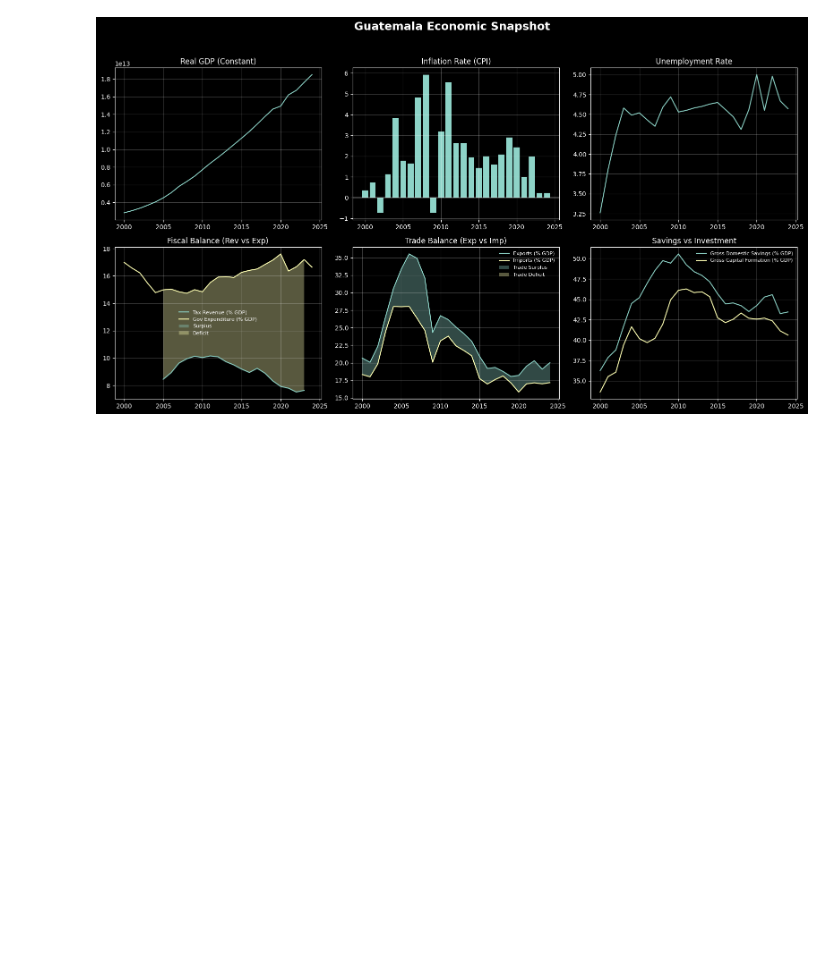
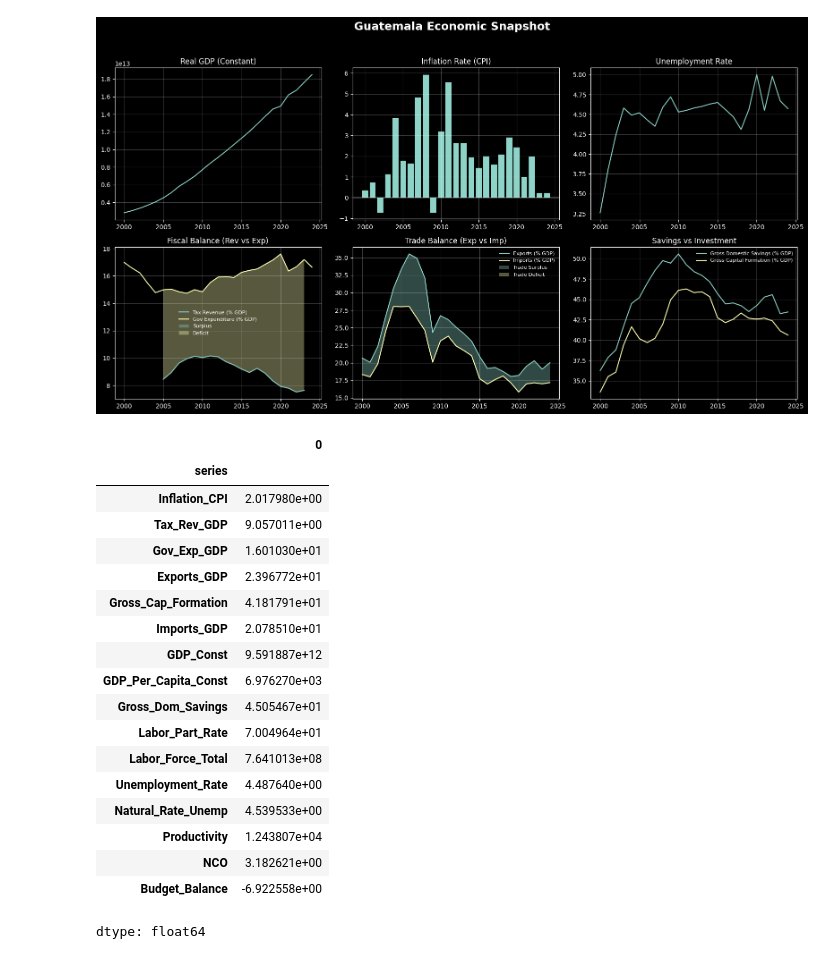
Before and after one commit to chrisldz/ECON3916-33674-Statistical-Machine-Learning, a Jupyter notebook: Class 3/Lab_3_Visualizing_Development_with_WBGAPI.ipynb, the cells around one changed output. Cells and saved outputs as stored; diff of their text form; code cells hidden in the pictures; blank space fills up the shorter version.

```diff
--- a/Class 3/Lab_3_Visualizing_Development_with_WBGAPI.ipynb
+++ b/Class 3/Lab_3_Visualizing_Development_with_WBGAPI.ipynb
@@ -292,3 +292,25 @@ plt.tight_layout(rect=[0, 0, 1, 0.95])
 plt.show()
 # %% [output]
 [figure]
+# %%
+df_chn.mean()
+# %% [output]
+|  | 0 |
+| series |  |
+| Inflation_CPI | 2.017980e+00 |
+| Tax_Rev_GDP | 9.057011e+00 |
+| Gov_Exp_GDP | 1.601030e+01 |
+| Exports_GDP | 2.396772e+01 |
+| Gross_Cap_Formation | 4.181791e+01 |
+| Imports_GDP | 2.078510e+01 |
+| GDP_Const | 9.591887e+12 |
+| GDP_Per_Capita_Const | 6.976270e+03 |
+| Gross_Dom_Savings | 4.505467e+01 |
+| Labor_Part_Rate | 7.004964e+01 |
+| Labor_Force_Total | 7.641013e+08 |
+| Unemployment_Rate | 4.487640e+00 |
+| Natural_Rate_Unemp | 4.539533e+00 |
+| Productivity | 1.243807e+04 |
+| NCO | 3.182621e+00 |
+| Budget_Balance | -6.922558e+00 |
+dtype: float64
```
Also changed, not shown: parts of 3 cells of this notebook.
